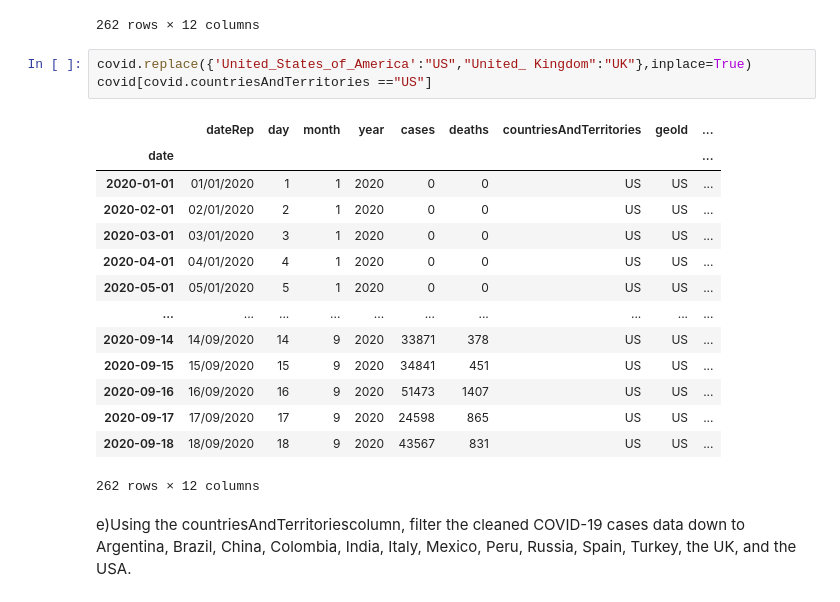
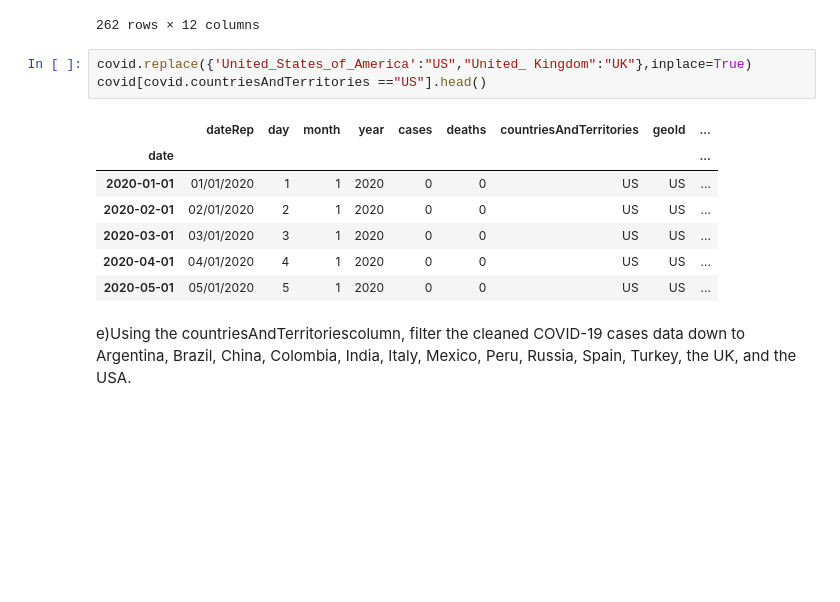
Before and after one commit to CielCiel1/Data-preparation, a Jupyter notebook: week 4 - data wrangling/l4.ipynb, the cells around one changed output. Saved outputs shown, nothing was run; the diff lists cells and outputs as text; blank space fills up the shorter version.

```diff
--- a/week 4 - data wrangling/l4.ipynb
+++ b/week 4 - data wrangling/l4.ipynb
@@ -151,22 +149,15 @@ covid[covid.countriesAndTerritories == "United_States_of_America"]
 262 rows × 12 columns
 # %%
 covid.replace({'United_States_of_America':"US","United_ Kingdom":"UK"},inplace=True)
-covid[covid.countriesAndTerritories =="US"]
+covid[covid.countriesAndTerritories =="US"].head()
 # %% [output]
 |  | dateRep | day | month | year | cases | deaths | countriesAndTerritories | geoId | ... |
 | date |  |  |  |  |  |  |  |  | ... |
 | 2020-01-01 | 01/01/2020 | 1 | 1 | 2020 | 0 | 0 | US | US | ... |
 | 2020-02-01 | 02/01/2020 | 2 | 1 | 2020 | 0 | 0 | US | US | ... |
 | 2020-03-01 | 03/01/2020 | 3 | 1 | 2020 | 0 | 0 | US | US | ... |
 | 2020-04-01 | 04/01/2020 | 4 | 1 | 2020 | 0 | 0 | US | US | ... |
 | 2020-05-01 | 05/01/2020 | 5 | 1 | 2020 | 0 | 0 | US | US | ... |
-| ... | ... | ... | ... | ... | ... | ... | ... | ... | ... |
-| 2020-09-14 | 14/09/2020 | 14 | 9 | 2020 | 33871 | 378 | US | US | ... |
-| 2020-09-15 | 15/09/2020 | 15 | 9 | 2020 | 34841 | 451 | US | US | ... |
-| 2020-09-16 | 16/09/2020 | 16 | 9 | 2020 | 51473 | 1407 | US | US | ... |
-| 2020-09-17 | 17/09/2020 | 17 | 9 | 2020 | 24598 | 865 | US | US | ... |
-| 2020-09-18 | 18/09/2020 | 18 | 9 | 2020 | 43567 | 831 | US | US | ... |
-262 rows × 12 columns
 # %% [markdown]
 e)Using the countriesAndTerritoriescolumn, filter the cleaned COVID-19 cases data down to Argentina, Brazil, China, Colombia, India, Italy, Mexico, Peru, Russia, Spain, Turkey, the UK, and the USA.
 # %%
```
Also changed, not shown: parts of 2 cells of this notebook.
